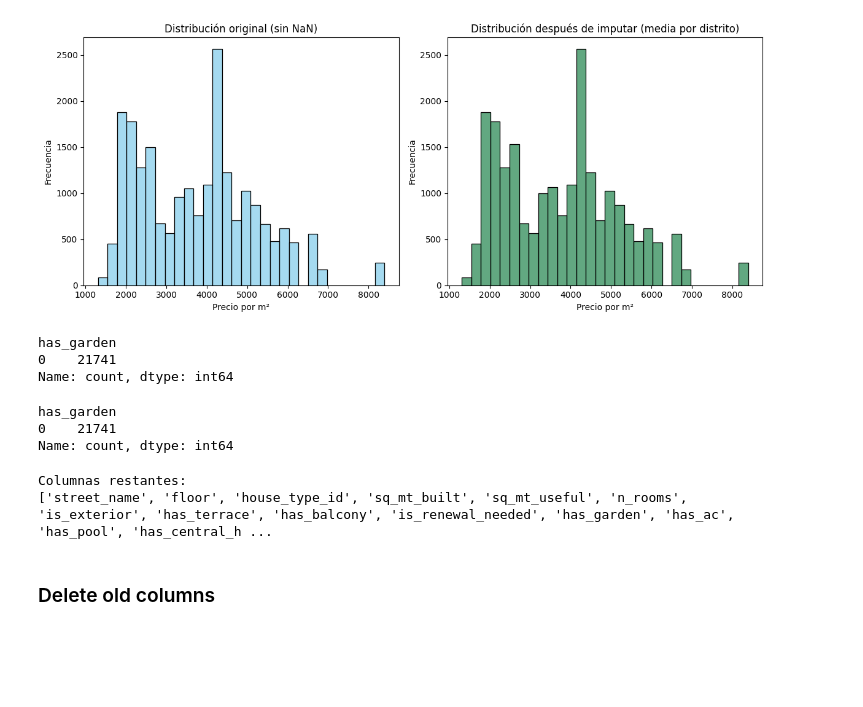
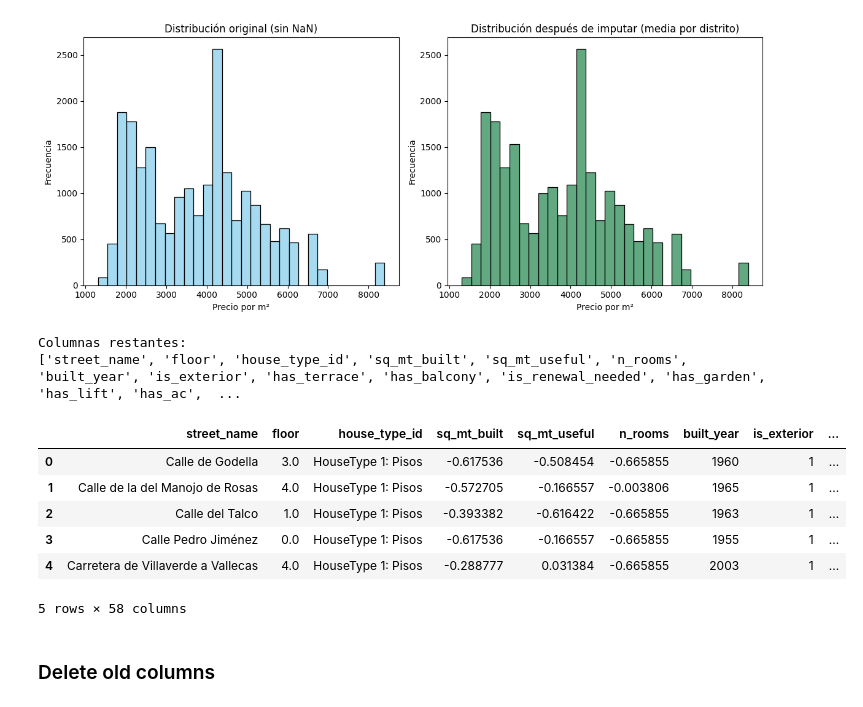
Before and after one commit to carleslobon/MD2, a Jupyter notebook: preprocessing/preprocessing_final.ipynb, the cells around one changed output. Saved outputs shown, nothing was run; the diff lists cells and outputs as text; code cells hidden in the pictures; blank space fills up the shorter version.

Commit message:
one-hot encoding ale

```diff
--- a/preprocessing/preprocessing_final.ipynb
+++ b/preprocessing/preprocessing_final.ipynb
@@ -1415,0 +1429,8 @@ df['is_new_development'] = df['is_new_development'].replace({
+# %%
+print(df['has_garden'].unique())
+
+# 2) Convertir a booleano y luego a int
+df['has_garden'] = (df['has_garden'] == 'VERDADERO').astype(int)
+
+# 3) Verificar que ahora solo haya 0 y 1
+print(df['has_garden'].unique())
@@ -1577,26 +1639,6 @@ Después de imputar:
 - NaNs: 0 / 21741
 - Porcentaje: 0.00%
 [figure]
-# %%
-# Normalizar columna 'has_garden': 1.0 -> 1, NaN -> 0
-df['has_garden'] = df['has_garden'].apply(lambda x: 1 if x == 1.0 else 0)
-
-# Verificar cambios
-print(df['has_garden'].value_counts())
-# %% [output]
-has_garden
-0    21741
-Name: count, dtype: int64
-# %%
-# Normalizar columna 'has_garden': 1.0 -> 1, NaN -> 0
-df['is_renewal_needed'] = df['is_renewal_needed'].apply(lambda x: 1 if x == True else 0)
-
-# Verificar cambios
-print(df['has_garden'].value_counts())
-# %% [output]
-has_garden
-0    21741
-Name: count, dtype: int64
 # %%
 # Lista de columnas a eliminar
 cols_to_drop = [
@@ -1608,11 +1650,11 @@ cols_to_drop = [
     'energy_certificate_proporcional_num',
     'is_new_development',
     'n_bathrooms',
-    'has_lift',
-    'built_year',
     'buy_price_by_area',
     'district_name',
-    'neighborhood_name'
+    'neighborhood_name',
+    'is_new_development_num',
+    'has_lift_num',
 
 
     # Añade aquí cualquier otra que no quieras usar
@@ -1626,7 +1668,21 @@ print("Columnas restantes:")
 print(df.columns.tolist())
 # %% [output]
 Columnas restantes:
-['street_name', 'floor', 'house_type_id', 'sq_mt_built', 'sq_mt_useful', 'n_rooms', 'is_exterior', 'has_terrace', 'has_balcony', 'is_renewal_needed', 'has_garden', 'has_ac', 'has_pool', 'has_central_h ...
+['street_name', 'floor', 'house_type_id', 'sq_mt_built', 'sq_mt_useful', 'n_rooms', 'built_year', 'is_exterior', 'has_terrace', 'has_balcony', 'is_renewal_needed', 'has_garden', 'has_lift', 'has_ac',  ...
+# %%
+# --- One Hot Encoding de 'district_id' y 'energy_certificate' ---
+df = pd.get_dummies(df, columns=['district_id', 'energy_certificate'], prefix=['is_district_', 'is_ernegy_certificate_'], dtype='uint8')
+
+# Mostrar primeras columnas resultantes
+df.head()
+# %% [output]
+|  | street_name | floor | house_type_id | sq_mt_built | sq_mt_useful | n_rooms | built_year | is_exterior | ... |
+| 0 | Calle de Godella | 3.0 | HouseType 1: Pisos | -0.617536 | -0.508454 | -0.665855 | 1960 | 1 | ... |
+| 1 | Calle de la del Manojo de Rosas | 4.0 | HouseType 1: Pisos | -0.572705 | -0.166557 | -0.003806 | 1965 | 1 | ... |
+| 2 | Calle del Talco | 1.0 | HouseType 1: Pisos | -0.393382 | -0.616422 | -0.665855 | 1963 | 1 | ... |
+| 3 | Calle Pedro Jiménez | 0.0 | HouseType 1: Pisos | -0.617536 | -0.166557 | -0.665855 | 1955 | 1 | ... |
+| 4 | Carretera de Villaverde a Vallecas | 4.0 | HouseType 1: Pisos | -0.288777 | 0.031384 | -0.665855 | 2003 | 1 | ... |
+5 rows × 58 columns
 # %% [markdown]
 ### Delete old columns
 # %%
```
Also changed, not shown: parts of 13 cells of this notebook, 2 other files.
